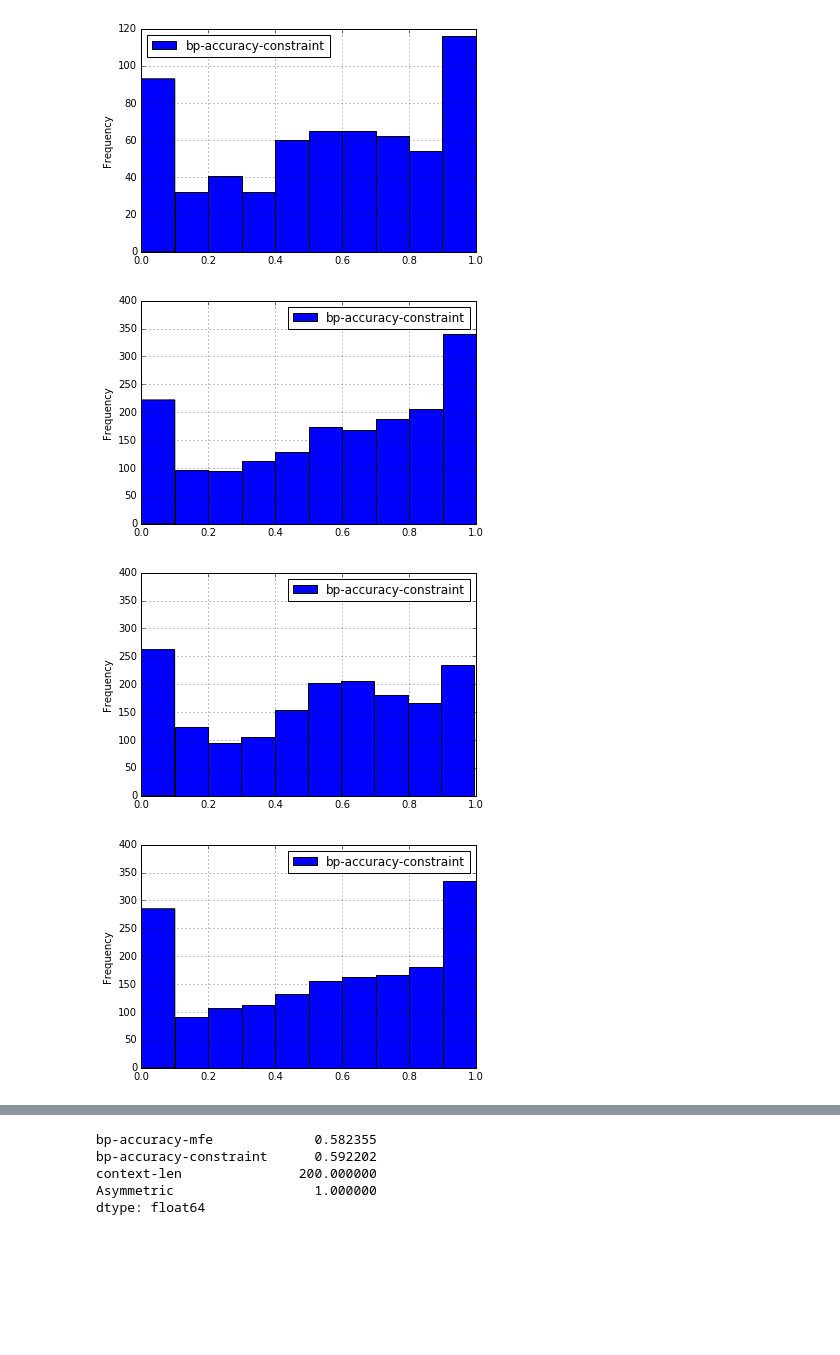
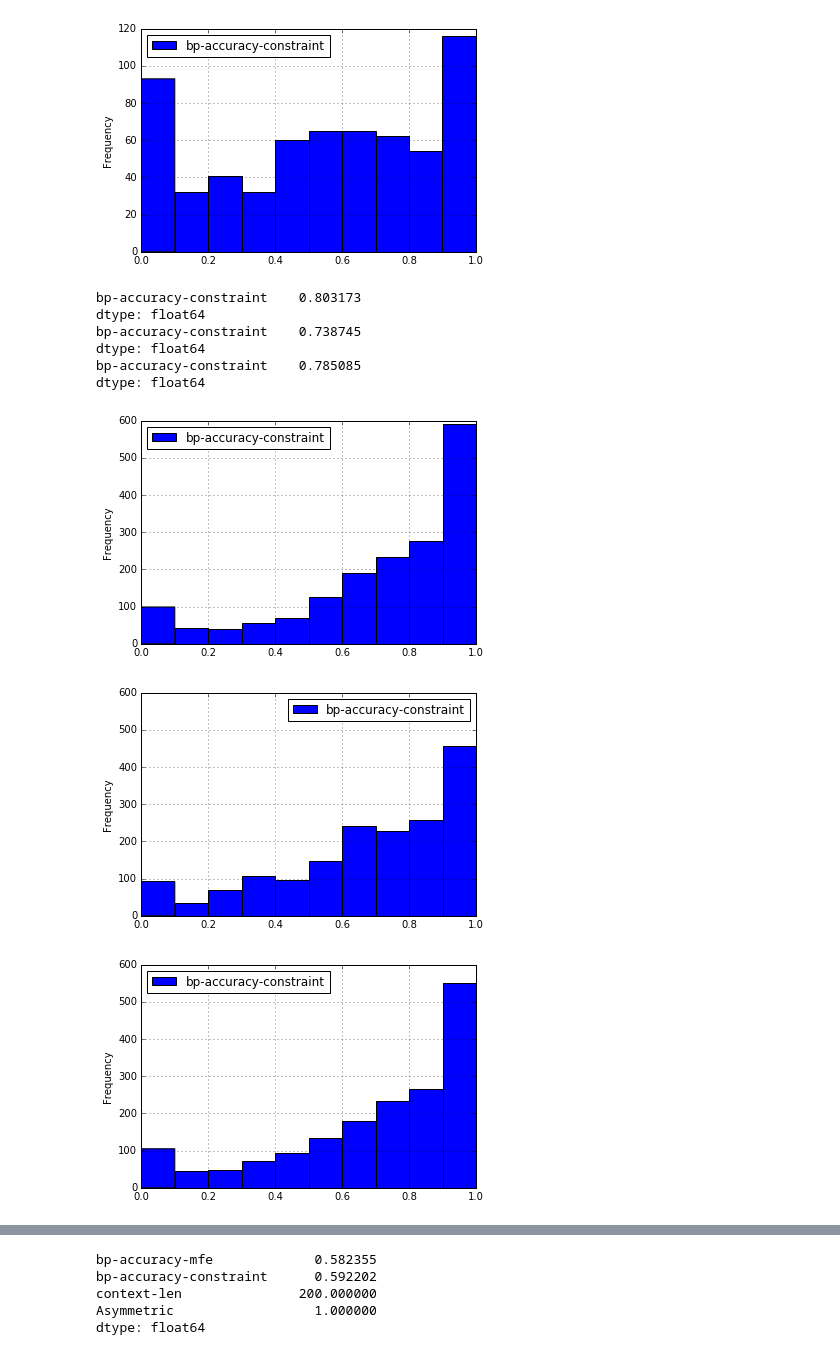
Before and after one commit to mmiladi/mmfold, a Jupyter notebook: cisreg/Benchmark-CisReg.ipynb, the cells around one changed output, grey strips where cells are left out. Cells and saved outputs as stored; diff of their text form; code cells hidden in the pictures; blank space fills up the shorter version.

Commit message:
cisreg 0context

```diff
--- a/cisreg/Benchmark-CisReg.ipynb
+++ b/cisreg/Benchmark-CisReg.ipynb
@@ -344,7 +344,7 @@ def run_all_fams(dataset, param, use_assymetric_context, only_create_assym):
 
     for famid in rfam_fams[0:]:
         print "***** RFAM Family: ", famid
-        for cont_len in [200]:#0 , 100, 200]:
+        for cont_len in [0]:#0 , 100, 200]:
             df_fam_scores = benchmark_family(famid, context_len=cont_len, which_param=param,
                                             dataset=dataset, use_assymetric_context=use_assymetric_context,
                                              create_assymetric_context=only_create_assym, parallel=False)
@@ -354,7 +354,7 @@ def run_all_fams(dataset, param, use_assymetric_context, only_create_assym):
 
     return df_benchmark_all
 
-df_total_turner_assym_50 = run_all_fams('genome', param='turner', use_assymetric_context=True, only_create_assym=False)
+df_total_quake_assym_0 = run_all_fams('genome', param='quake', use_assymetric_context=False, only_create_assym=False)
 # %% [output]
 ***** RFAM Family:  RF00023
 Number of sequences in .struct:  220
@@ -409,7 +446,7 @@ def plot_hist(df, measure='bp-accuracy-constraint'):
     ax=df[[measure]].plot(kind='hist')
 #     ax=df[['bp-accuracy-mfe']].plot(kind='hist')
     print df[[measure]].median()
-    ax.set_ylim([0,400])
+    ax.set_ylim([0,600])
     ax.grid()
 # %%
 plot_hist(df_total_turner_assym)
@@ -420,15 +457,21 @@ plot_hist(df_total_quake_assym)
 [figure]
 [figure]
 # %%
-# df_all_appended_50 = df_total_turner_assym_50.append(df_total_andero_assym_50).append(df_total_quake_assym_50)
-# df_all_appended_50.to_csv('df_turner-andero-quake_assym_50per-fam.csv')
-# plot_hist(df_all_appended_50[df_all_appended_50['energy-param']=='turner'])
-# plot_hist(df_all_appended_50[df_all_appended_50['energy-param']=='andero'])
-# plot_hist(df_all_appended_50[df_all_appended_50['energy-param']=='quake'])
+df_all_appended_0 = df_total_turner_assym_0.append(df_total_andero_assym_0).append(df_total_quake_assym_0)
+df_all_appended_0.to_csv('df_turner-andero-quake_assym_0-context.csv')
+plot_hist(df_all_appended_0[df_all_appended_0['energy-param']=='turner'])
+plot_hist(df_all_appended_0[df_all_appended_0['energy-param']=='andero'])
+plot_hist(df_all_appended_0[df_all_appended_0['energy-param']=='quake'])
 # %% [output]
+bp-accuracy-constraint    0.803173
+dtype: float64
+bp-accuracy-constraint    0.738745
+dtype: float64
+bp-accuracy-constraint    0.785085
+dtype: float64
-[figure, old version]
+[figure, new version]
-[figure, old version]
+[figure, new version]
-[figure, old version]
+[figure, new version]
 # %%
 df_total_turner_assym
 # %% [output]
```
Also changed, not shown: parts of 3 cells of this notebook, 1 other file.
